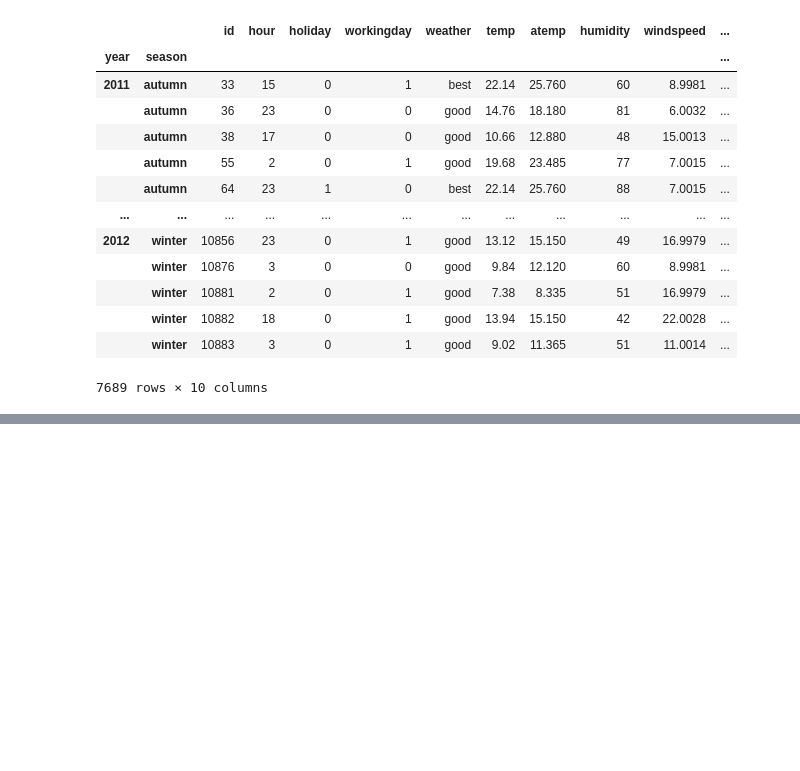
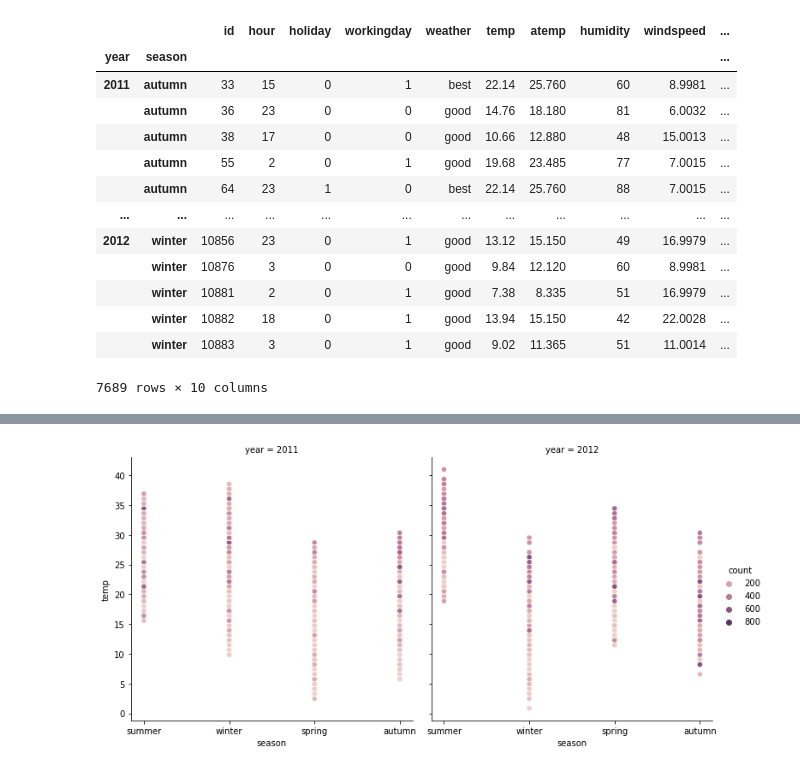
Before and after one commit to anyafrydrych/UCDPA_AnnaKleynhans, a Jupyter notebook: UCDPA_AnnaKleynhans.ipynb, the cells around one changed output, grey strips where cells are left out. Drawn from its saved outputs; the diff is of its cells as text; code cells hidden in the pictures; blank space fills up the shorter version.

```diff
--- a/UCDPA_AnnaKleynhans.ipynb
+++ b/UCDPA_AnnaKleynhans.ipynb
@@ -398,0 +399,6 @@ plt.show()
+# %%
+# Visualisation - Corelation between temperature, season and bike rental count per each year
+sns.relplot(x = 'season', y = 'temp', data=uci_bike_rentals, kind='scatter', hue = 'count', col = 'year')
+plt.show()
+# %% [output]
+[figure, added]
```
Also changed, not shown: parts of 26 cells of this notebook.
